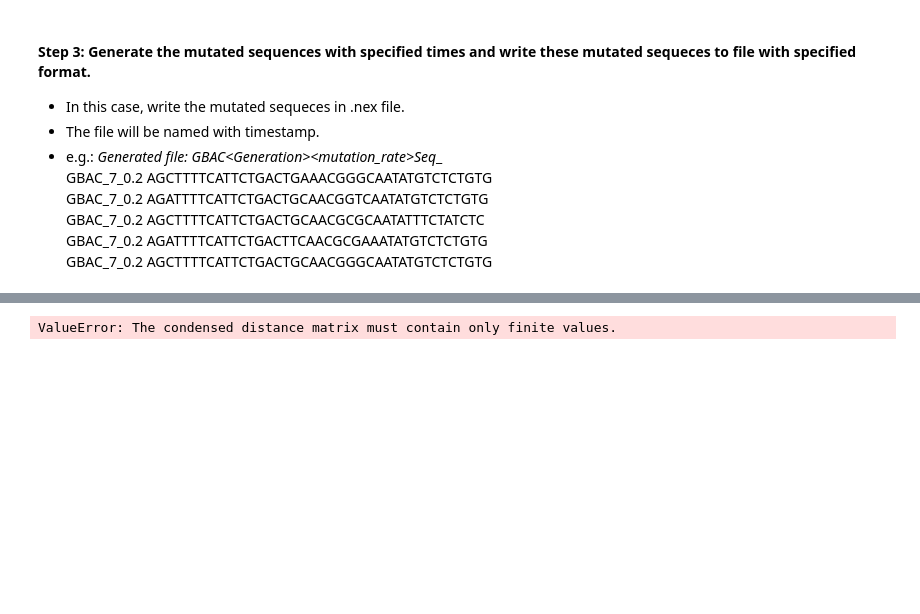
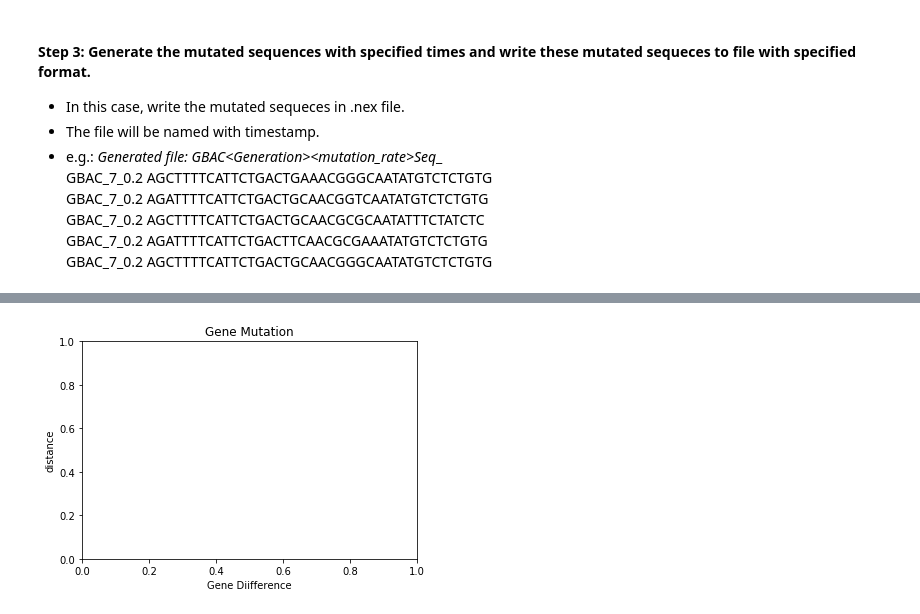
Before and after one commit to SikeDong/Broad-Institute---Bacteria-Mutation, a Jupyter notebook: GeneMutation/jupyter/genome_simulation_V1.4.1.ipynb, the cells around one changed output, grey strips where cells are left out. Saved outputs shown, nothing was run; the diff lists cells and outputs as text; code cells hidden in the pictures; blank space fills up the shorter version.

Commit message:
Updates for dendrogram

```diff
--- a/GeneMutation/jupyter/genome_simulation_V1.4.1.ipynb
+++ b/GeneMutation/jupyter/genome_simulation_V1.4.1.ipynb
@@ -165,9 +190,9 @@ def dna_seq_compare_equality(seq1, seq2):
     if len(seq1) == len(seq2):
         for i in range(0, min(len1, len2)):
             if seq1[i]!=seq2[i]:
-                result.append("1")
+                result.append('1')
             else:
-                result.append("0")
+                result.append('0')
     result = "".join(result)
 
-    return result +'\n'
+    return result
@@ -186,18 +228,27 @@ for run_time in range(conf_run_times):
     mutated_seq= ''.join([''.join(base) for base in mutated_seq_file_list])
     #multi_mutated_seq += seq_num +':'+ mutated_seq+'\n'
 
+    hamming_distance = hamming_dist(ori_seq,mutated_seq)
+    print('Hamming distance:', hamming_distance)
+
+    df_mutseq_hamming = df_mutseq_hamming.append({"id":run_time+1, "seq":mutated_seq, "hamming_distance":hamming_distance},ignore_index=True)
+
     diff_str += str(run_time+1) +' time(s) mutation: '+ compare_seq(ori_seq, mutated_seq)+'\n'
 
     #Sike difference marker, compare two sequences, equal = 0, different = 1
-    str_diff_result = ori_seq + '\n'+ dna_seq_compare(ori_seq, mutated_seq) + '\n'
+    str_diff_result = ori_seq + '\n' + dna_seq_compare(ori_seq, mutated_seq)[1] + '\n'
     print(str_diff_result)
     mark_str += str_diff_result + '\n'
-    compare_result = dna_seq_compare_equality(ori_seq, mutated_seq) + '\n'
-    print(compare_result)
-    compare_ori_mut += compare_result + '\n'
 
-#print(mutated_seq)
-#print(multi_mutated_seq)
+    compare_res = dna_seq_compare_equality(ori_seq, mutated_seq)
+    print(compare_res)
+    compare_ori_mut += compare_res + '\n'
+
+    #Ziwei write dataframe
+    list_diff_result = dna_seq_compare_equality(ori_seq, mutated_seq)[0]
+    for diff in list_diff_result:
+        df_mutseq_hamming.set_value(run_time+1, str(diff),1)
+
 print(diff_str)
 print(compare_ori_mut)
 # %% [output]
@@ -239,0 +291,4 @@ Done. Wrote to:  file_generated\Comp_Ori_Mut_1565734419.txt
+# %%
+# generate dataframe with hamming distance
+df_mutseq_hamming = df_mutseq_hamming.fillna(0)
+df_mutseq_hamming
@@ -263,0 +329,4 @@ Series([], dtype: object)
+# %%
+#Get the latest sequences
+#df_mutseq_hamming = df_mutseq_hamming.iloc[:,2:]
+df_mutseq_hamming = df_mutseq_hamming.iloc[-5:,2:]
@@ -264,10 +352,9 @@ Series([], dtype: object)
 # %%
-Y=pdist(df_gene,'hamming')
-Z=linkage(Y,'single')
+Y=pdist(df_mutseq_hamming,'cityblock')
+Z=linkage(Y,'average')
 plt.title('Gene Mutation')
 plt.xlabel('Gene Diifference')
 plt.ylabel('distance')
-dendrogram(Z,labels=df.index, leaf_rotation=90)
 plt.show()
 # %% [output]
-ValueError: The condensed distance matrix must contain only finite values.
+[figure, added]
```
Also changed, not shown: parts of 22 cells of this notebook, 3 other files.
